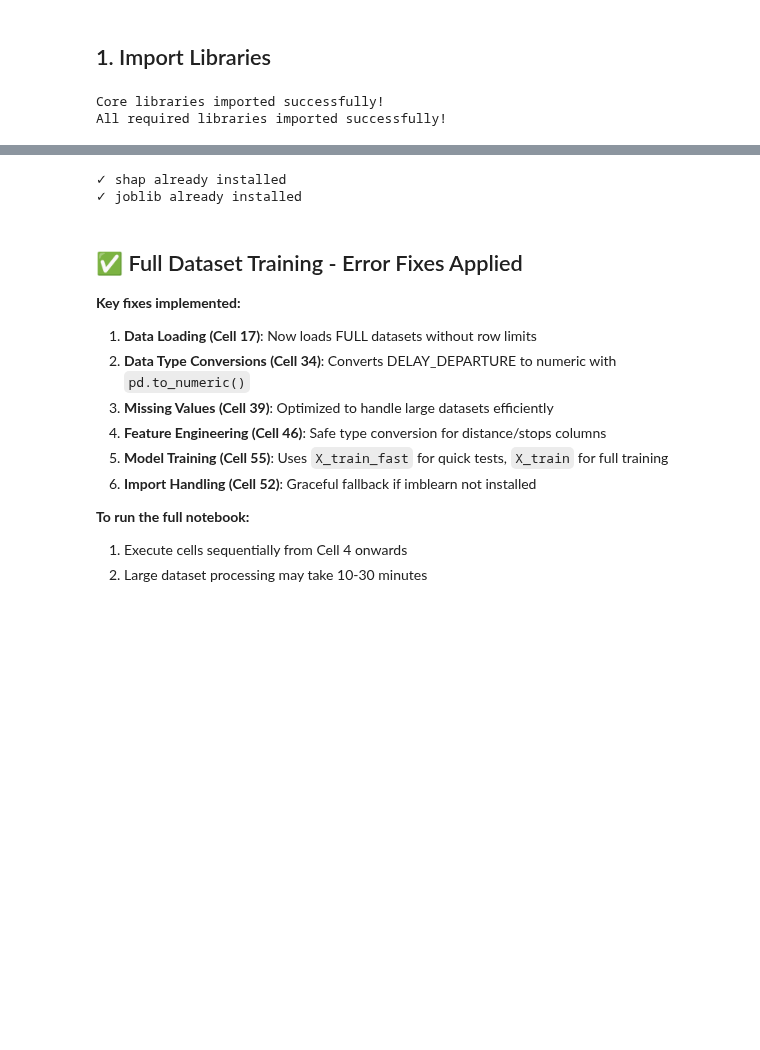
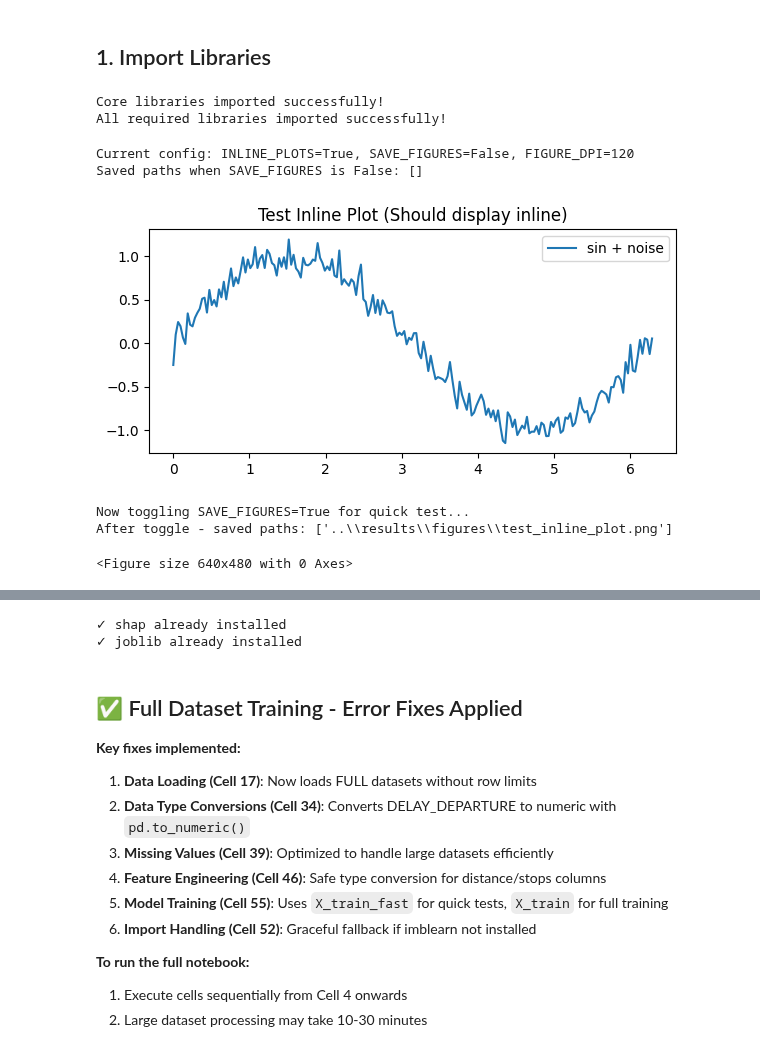
Before and after one commit to AnDB-Master-MSEinAI-Resource/railway-delay, a Jupyter notebook: notebooks/railway_delay_analysis.ipynb, the cells around one changed output, grey strips where cells are left out. Drawn from its saved outputs; the diff is of its cells as text; code cells hidden in the pictures; blank space fills up the shorter version.

Commit message:
Add test_inline_plot.png generated by Matplotlib version 3.10.7

```diff
--- a/notebooks/railway_delay_analysis.ipynb
+++ b/notebooks/railway_delay_analysis.ipynb
@@ -108,3 +108,70 @@ print("All required libraries imported successfully!")
 # %% [output]
 Core libraries imported successfully!
 All required libraries imported successfully!
+# %%
+# Quick Test: Inline plotting vs Save mode
+# Purpose: verify inline display and that save_figure respects SAVE_FIGURES
+
+# Ensure default values exist
+INLINE_PLOTS = globals().get('INLINE_PLOTS', True)
+SAVE_FIGURES = globals().get('SAVE_FIGURES', False)
+FIGURE_DPI = globals().get('FIGURE_DPI', 120)
+FIGURE_FORMATS = globals().get('FIGURE_FORMATS', ['png'])
+
+# Ensure pyplot is imported in this kernel context
+import matplotlib
+import matplotlib.pyplot as plt
+from IPython.display import display
+
+# Ensure save_figure helper exists (if not, define a fallback wrapper)
+if 'save_figure' not in globals():
+    def save_figure(fig, path_base, dpi=FIGURE_DPI, formats=None):
+        formats = formats or ['png']
+        saved = []
+        os.makedirs(os.path.dirname(path_base), exist_ok=True)
+        for fmt in formats:
+            path = f"{path_base}.{fmt}" if not str(path_base).endswith(fmt) else str(path_base)
+            try:
+                fig.savefig(path, dpi=dpi, bbox_inches='tight')
+                saved.append(path)
+            except Exception as e:
+                print(f"⚠ Could not save figure {path}: {e}")
+        return saved
+
+print(f"Current config: INLINE_PLOTS={INLINE_PLOTS}, SAVE_FIGURES={SAVE_FIGURES}, FIGURE_DPI={FIGURE_DPI}")
+
+# Simple sample plot
+import numpy as np
+x = np.linspace(0, 2 * np.pi, 200)
+y = np.sin(x) + np.random.normal(scale=0.1, size=x.shape)
+
+fig, ax = plt.subplots(figsize=(6, 3))
+ax.plot(x, y, label='sin + noise')
+ax.set_title('Test Inline Plot (Should display inline)')
+ax.legend()
+plt.tight_layout()
+
+# Attempt to save (should do nothing unless SAVE_FIGURES=True)
+base_path = os.path.join('..','results','figures','test_inline_plot')
+saved_paths = save_figure(plt.gcf(), base_path, dpi=FIGURE_DPI, formats=FIGURE_FORMATS)
+print('Saved paths when SAVE_FIGURES is %s: %s' % (SAVE_FIGURES, saved_paths))
+
+plt.show()
+
+# Toggle SAVE_FIGURES True for a quick test (do not keep it if user prefers default)
+if not globals().get('SAVE_FIGURES', False):
+    print('\nNow toggling SAVE_FIGURES=True for quick test...')
+    SAVE_FIGURES = True
+    saved_paths = save_figure(plt.gcf(), base_path, dpi=FIGURE_DPI, formats=FIGURE_FORMATS)
+    print('After toggle - saved paths:', saved_paths)
+    # reset gracefully
+    SAVE_FIGURES = False
+else:
+    print('\nSAVE_FIGURES already True; skipped toggle test')
+# %% [output]
+Current config: INLINE_PLOTS=True, SAVE_FIGURES=False, FIGURE_DPI=120
+Saved paths when SAVE_FIGURES is False: []
+[figure, added]
+Now toggling SAVE_FIGURES=True for quick test...
+After toggle - saved paths: ['..\\results\\figures\\test_inline_plot.png']
+<Figure size 640x480 with 0 Axes>
```
Also changed, not shown: parts of 15 cells of this notebook, 1 other file.
